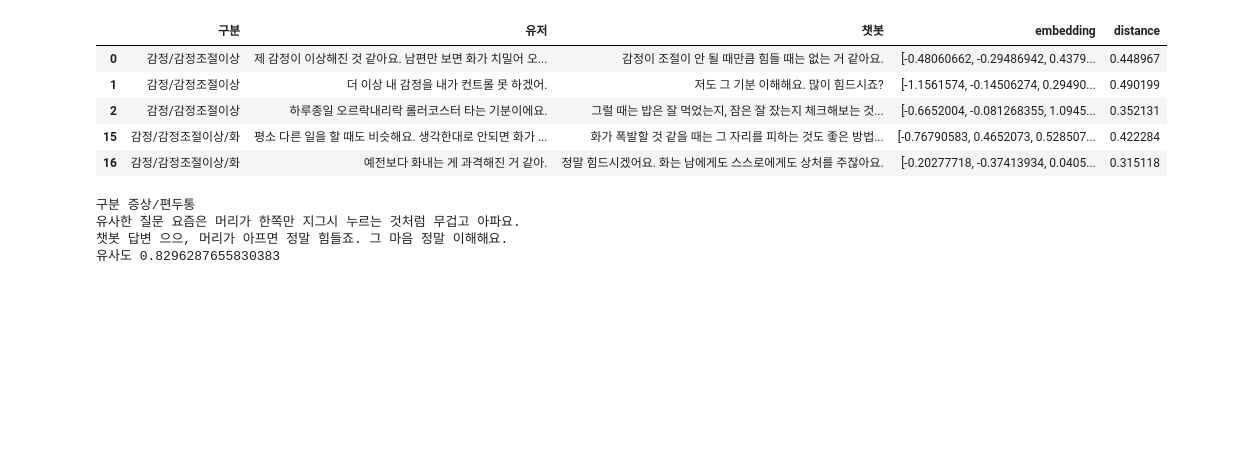
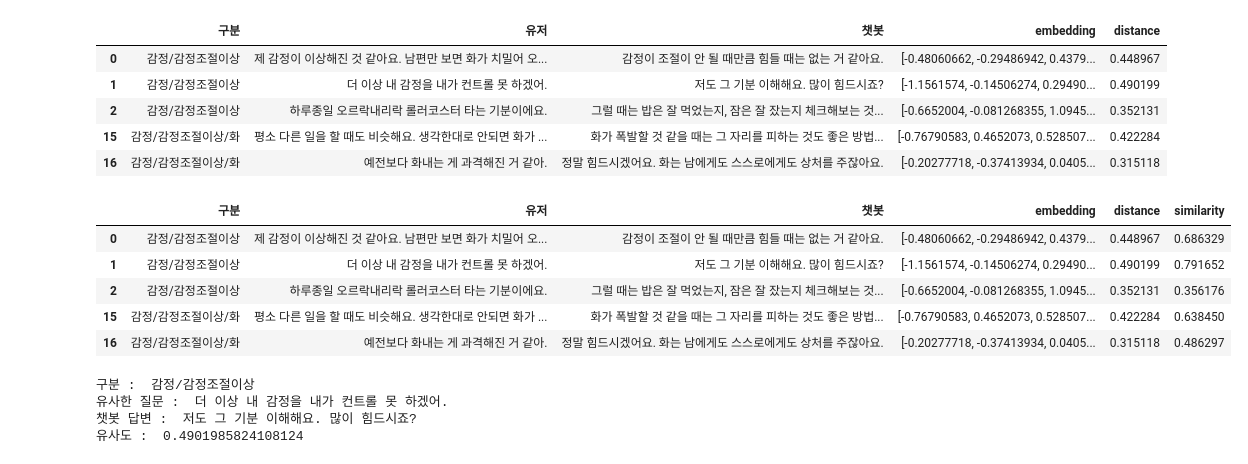
Before and after one commit to onulee/https---github.com-onulee-kdigital1, a Jupyter notebook: 11.deep/d0726/j0726_심플챗봇.ipynb, the cells around one changed output. Saved outputs shown, nothing was run; the diff lists cells and outputs as text; code cells hidden in the pictures; blank space fills up the shorter version.

```diff
--- a/11.deep/d0726/j0726_심플챗봇.ipynb
+++ b/11.deep/d0726/j0726_심플챗봇.ipynb
@@ -118,15 +118,32 @@ df.head()
 | 2 | 감정/감정조절이상 | 하루종일 오르락내리락 롤러코스터 타는 기분이에요. | 그럴 때는 밥은 잘 먹었는지, 잠은 잘 잤는지 체크해보는 것... | [-0.6652004, -0.081268355, 1.0945... | 0.352131 |
 | 15 | 감정/감정조절이상/화 | 평소 다른 일을 할 때도 비슷해요. 생각한대로 안되면 화가 ... | 화가 폭발할 것 같을 때는 그 자리를 피하는 것도 좋은 방법... | [-0.76790583, 0.4652073, 0.528507... | 0.422284 |
 | 16 | 감정/감정조절이상/화 | 예전보다 화내는 게 과격해진 거 같아. | 정말 힘드시겠어요. 화는 남에게도 스스로에게도 상처를 주잖아요. | [-0.20277718, -0.37413934, 0.0405... | 0.315118 |
+# %%
+# 테스트 파일
+text2 = '감정이 조절이 안되어요.'
+# 모델링
+embedding = model.encode(text2)
+# %%
+# distance컬럼 추가 :
+df['similarity'] = df['embedding'].map(lambda x: cosine_similarity([embedding], [x]).squeeze())
+# df.to_csv('ChatBotData_em.csv')
+df.head()
+# %% [output]
+|  | 구분 | 유저 | 챗봇 | embedding | distance | similarity |
+| 0 | 감정/감정조절이상 | 제 감정이 이상해진 것 같아요. 남편만 보면 화가 치밀어 오... | 감정이 조절이 안 될 때만큼 힘들 때는 없는 거 같아요. | [-0.48060662, -0.29486942, 0.4379... | 0.448967 | 0.686329 |
+| 1 | 감정/감정조절이상 | 더 이상 내 감정을 내가 컨트롤 못 하겠어. | 저도 그 기분 이해해요. 많이 힘드시죠? | [-1.1561574, -0.14506274, 0.29490... | 0.490199 | 0.791652 |
+| 2 | 감정/감정조절이상 | 하루종일 오르락내리락 롤러코스터 타는 기분이에요. | 그럴 때는 밥은 잘 먹었는지, 잠은 잘 잤는지 체크해보는 것... | [-0.6652004, -0.081268355, 1.0945... | 0.352131 | 0.356176 |
+| 15 | 감정/감정조절이상/화 | 평소 다른 일을 할 때도 비슷해요. 생각한대로 안되면 화가 ... | 화가 폭발할 것 같을 때는 그 자리를 피하는 것도 좋은 방법... | [-0.76790583, 0.4652073, 0.528507... | 0.422284 | 0.638450 |
+| 16 | 감정/감정조절이상/화 | 예전보다 화내는 게 과격해진 거 같아. | 정말 힘드시겠어요. 화는 남에게도 스스로에게도 상처를 주잖아요. | [-0.20277718, -0.37413934, 0.0405... | 0.315118 | 0.486297 |
 # %%
-answer = df.loc[df['distance'].idxmax()]
+answer = df.loc[df['similarity'].idxmax()]
 
-print('구분', answer['구분'])
-print('유사한 질문', answer['유저'])
-print('챗봇 답변', answer['챗봇'])
-print('유사도', answer['distance'])
+print('구분 : ', answer['구분'])
+print('유사한 질문 : ', answer['유저'])
+print('챗봇 답변 : ', answer['챗봇'])
+print('유사도 : ', answer['distance'])
 # %% [output]
-구분 증상/편두통
-유사한 질문 요즘은 머리가 한쪽만 지그시 누르는 것처럼 무겁고 아파요.
-챗봇 답변 으으, 머리가 아프면 정말 힘들죠. 그 마음 정말 이해해요.
-유사도 0.8296287655830383
+구분 :  감정/감정조절이상
+유사한 질문 :  더 이상 내 감정을 내가 컨트롤 못 하겠어.
+챗봇 답변 :  저도 그 기분 이해해요. 많이 힘드시죠?
+유사도 :  0.4901985824108124
```
Also changed, not shown: parts of 1 cell of this notebook, 6 other files.
